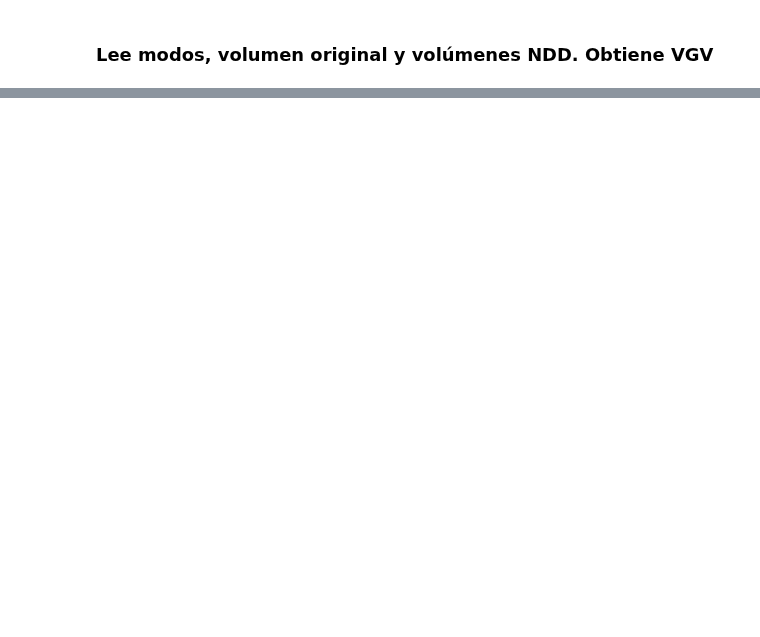
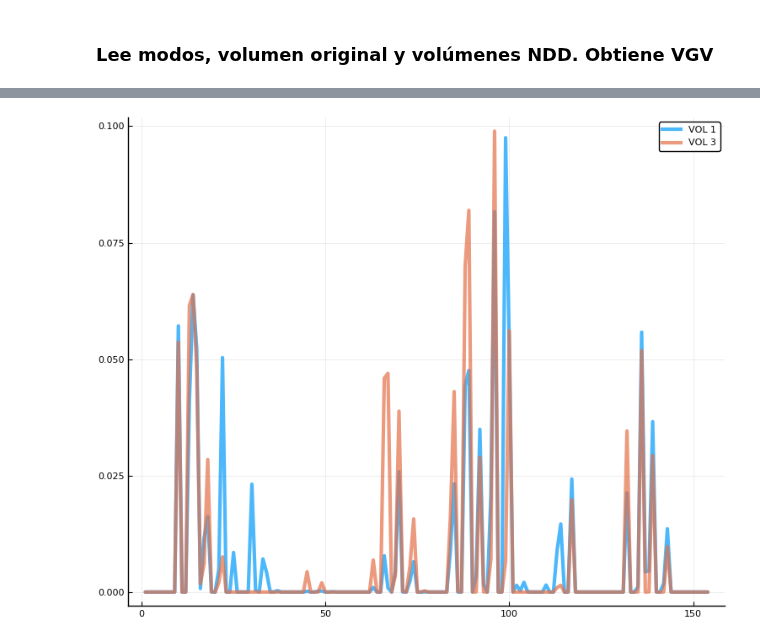
Before and after one commit to pgbarletta/reold_lbp, a Jupyter notebook: src/final_4xcp_cont.ipynb, the cells around one changed output, grey strips where cells are left out. Saved outputs shown, nothing was run; the diff lists cells and outputs as text; code cells hidden in the pictures; blank space fills up the shorter version.

```diff
--- a/src/final_4xcp_cont.ipynb
+++ b/src/final_4xcp_cont.ipynb
@@ -105,0 +168,16 @@ header_contactos_prtRes
+# %%
+header_contactos_v3 = h5read(joinpath(home, pdb, "cont", "v3", "header_ctcto.h5"), "headers")
+trj_contactos_v3 = h5read(joinpath(home, pdb, "cont", "v3", "ctcto.h5"), "contactos");
+nctc = length(header_contactos_v3)
+
+v3_prt_res = Array{Int64, 1}(undef, nctc)
+v3_prt_atm = Array{String, 1}(undef, nctc)
+v3_lig_atm = Array{String, 1}(undef, nctc);
+
+for i in eachindex(header_contactos_v3)
+    tmp = split(header_contactos_v3[i], "@")
+
+    v3_prt_res[i] = parse(Int64, tmp[1][2:end])
+    v3_prt_atm[i] = convert(String, split(tmp[2], "_")[1])
+    v3_lig_atm[i] = convert(String, tmp[end])
+end
@@ -105,0 +251,7 @@ header_contactos_prtRes
+# %%
+plot(mask, dens_v1,
+    lw = 3, linealpha = .7, size = (750, 600), label = "VOL 1")
+plot!(mask, dens_v3,
+    lw = 3, linealpha = .7, label = "VOL 3")
+# %% [output]
+[figure, added]
```
Also changed, not shown: parts of 51 cells of this notebook, 12 other files.
